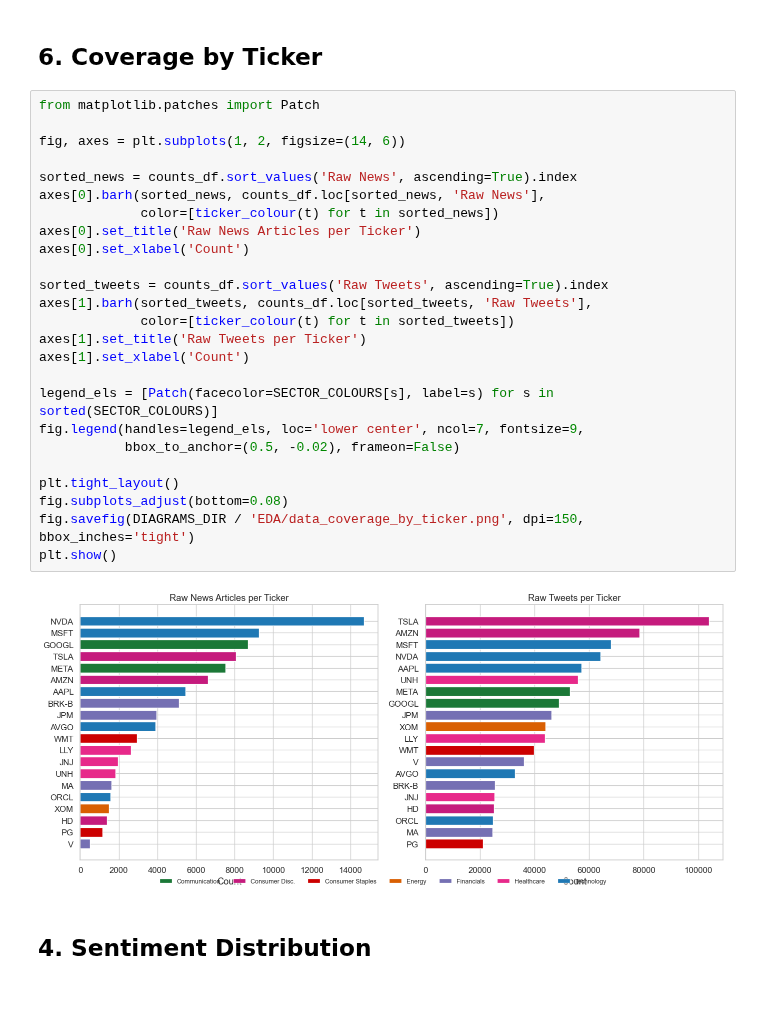
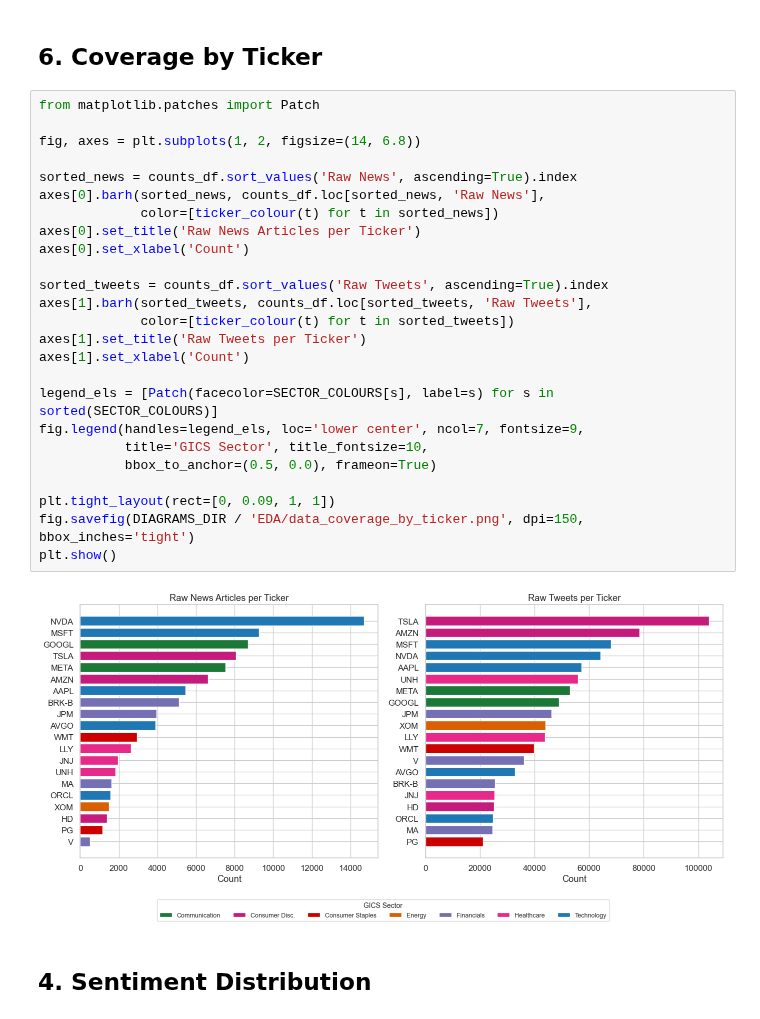
Before and after one commit to AlasteirHo/Adaptive-Multi-Factor-Fusion-Portfolio-Optimisation, a Jupyter notebook: EDA/dataset_eda.ipynb, the cells around one changed output. Drawn from its saved outputs; the diff is of its cells as text.

Commit message:
Updated Dashboard UI layout + EDA diagrams

```diff
--- a/EDA/dataset_eda.ipynb
+++ b/EDA/dataset_eda.ipynb
@@ -463,30 +463,30 @@ PER-SECTOR SUMMARY
 # %%
 from matplotlib.patches import Patch
 
-fig, axes = plt.subplots(1, 2, figsize=(14, 6))
+fig, axes = plt.subplots(1, 2, figsize=(14, 6.8))
 
 sorted_news = counts_df.sort_values('Raw News', ascending=True).index
 axes[0].barh(sorted_news, counts_df.loc[sorted_news, 'Raw News'],
              color=[ticker_colour(t) for t in sorted_news])
 axes[0].set_title('Raw News Articles per Ticker')
 axes[0].set_xlabel('Count')
 
 sorted_tweets = counts_df.sort_values('Raw Tweets', ascending=True).index
 axes[1].barh(sorted_tweets, counts_df.loc[sorted_tweets, 'Raw Tweets'],
              color=[ticker_colour(t) for t in sorted_tweets])
 axes[1].set_title('Raw Tweets per Ticker')
 axes[1].set_xlabel('Count')
 
 legend_els = [Patch(facecolor=SECTOR_COLOURS[s], label=s) for s in sorted(SECTOR_COLOURS)]
 fig.legend(handles=legend_els, loc='lower center', ncol=7, fontsize=9,
-           bbox_to_anchor=(0.5, -0.02), frameon=False)
+           title='GICS Sector', title_fontsize=10,
+           bbox_to_anchor=(0.5, 0.0), frameon=True)
 
-plt.tight_layout()
-fig.subplots_adjust(bottom=0.08)
+plt.tight_layout(rect=[0, 0.09, 1, 1])
 fig.savefig(DIAGRAMS_DIR / 'EDA/data_coverage_by_ticker.png', dpi=150, bbox_inches='tight')
 plt.show()
 # %% [output]
-[figure, old version]
+[figure, new version]
 # %% [markdown]
 ## 4. Sentiment Distribution
 # %%
```
Also changed, not shown: parts of 7 cells of this notebook, 14 other files.
